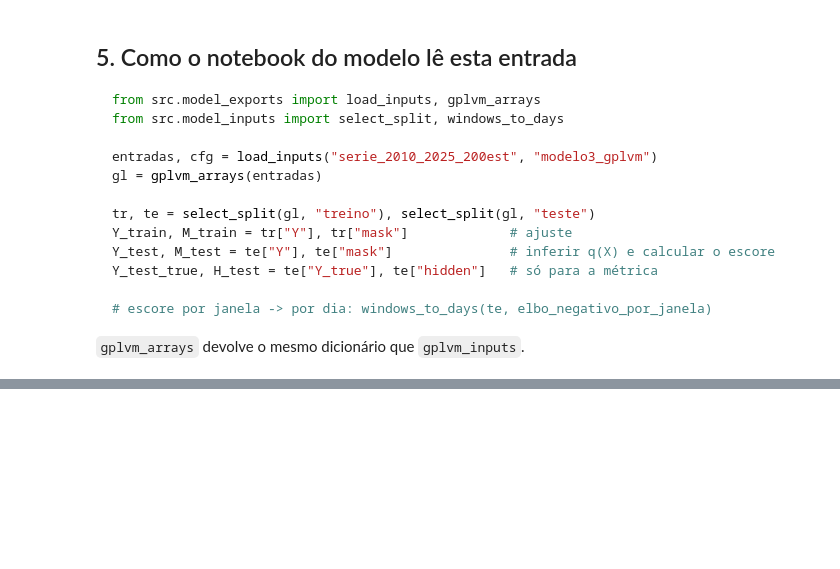
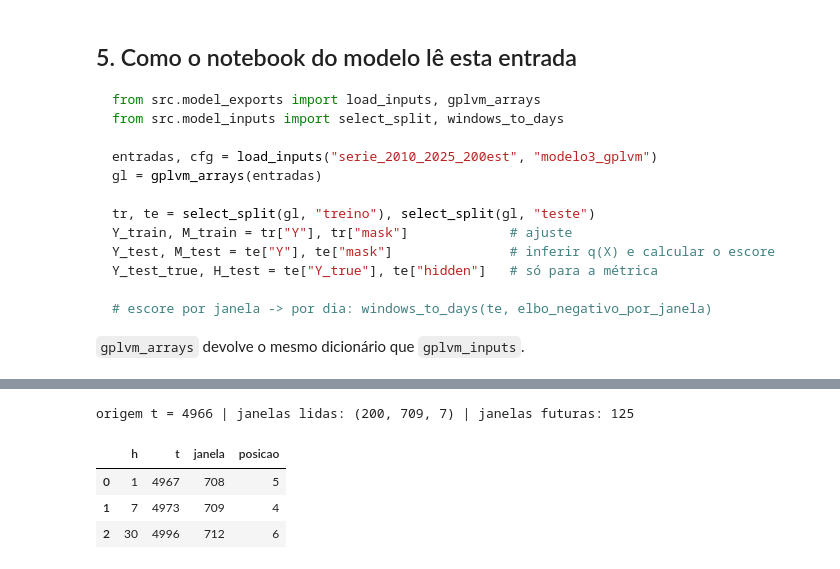
Before and after one commit to KaylanyMeneses/usgs_streamflow, a Jupyter notebook: notebooks/06_entradas_modelo3_gplvm.ipynb, the cells around one changed output, grey strips where cells are left out. Drawn from its saved outputs; the diff is of its cells as text; code cells hidden in the pictures; blank space fills up the shorter version.

```diff
--- a/notebooks/06_entradas_modelo3_gplvm.ipynb
+++ b/notebooks/06_entradas_modelo3_gplvm.ipynb
@@ -123,0 +136,12 @@ Y_test_true, H_test = te["Y_true"], te["hidden"]   # só para a métrica
+# %%
+sequencia = gplvm_sequence_table(serie, window=JANELA)
+seq = gplvm_sequence_arrays(sequencia)
+print("sequência:", seq["Y"].shape, "(estações, janelas, dias) | NaN em Y:", np.isnan(seq["Y"]).any())
+print("primeiro dia da grade: t =", seq["t_inicio"][0], "| último: t =", seq["t_fim"][-1])
+display(pd.Series(seq["split"]).value_counts().rename("janelas").to_frame())
+
+save_inputs(sequencia, NOME, "modelo3_gplvm_dinamica", config={
+    "estacoes": seq["sensors"],
+    "janela": JANELA,
+    "inicio_grade": int(seq["t_inicio"][0]),
+})
@@ -123,0 +179,12 @@ Y_test_true, H_test = te["Y_true"], te["hidden"]   # só para a métrica
+# %%
+FORECAST = ForecastConfig(horizons=(1, 7, 30), origin_step=30)   # ajustável
+origem = int(forecast_origins(serie, FORECAST).query("split == 'teste'")["origem"].iloc[0])
+gl_f = gplvm_forecast_inputs(seq, origem, FORECAST.horizons)
+print(f"origem t = {origem} | janelas lidas: {gl_f['Y'].shape} | janelas futuras: {len(gl_f['sazonal_futuro'])}")
+display(gl_f["alvos"])
+# %% [output]
+origem t = 4966 | janelas lidas: (200, 709, 7) | janelas futuras: 125
+|  | h | t | janela | posicao |
+| 0 | 1 | 4967 | 708 | 5 |
+| 1 | 7 | 4973 | 709 | 4 |
+| 2 | 30 | 4996 | 712 | 6 |
```
Also changed, not shown: parts of 5 cells of this notebook, 10 other files.
